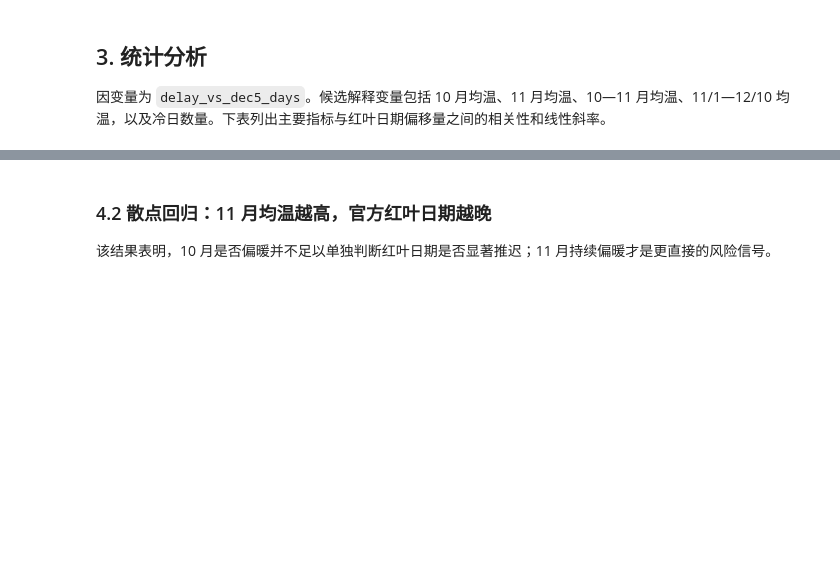
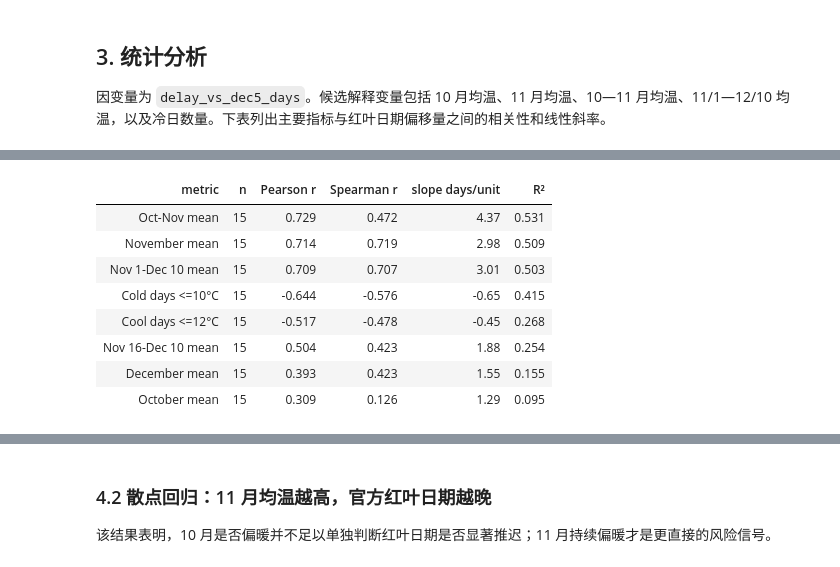
Before and after one commit to TzeHimSung/kyoto_autumn_research, a Jupyter notebook: kyoto_autumn_research_workflow.ipynb, the cells around one changed output, grey strips where cells are left out. Drawn from its saved outputs; the diff is of its cells as text; code cells hidden in the pictures; blank space fills up the shorter version.

```diff
--- a/kyoto_autumn_research_workflow.ipynb
+++ b/kyoto_autumn_research_workflow.ipynb
@@ -144,20 +176,3 @@ print(f"样例 2025-11-01: 平均 {sample_2025['t_mean_c']}°C, 最高 {sample_2
 ## 3. 统计分析
 
 因变量为 `delay_vs_dec5_days`。候选解释变量包括 10 月均温、11 月均温、10—11 月均温、11/1—12/10 均温，以及冷日数量。下表列出主要指标与红叶日期偏移量之间的相关性和线性斜率。
-# %%
-corr_labels = {
-    "oct_nov_mean_c": "10-11月均温",
-    "nov_mean_c": "11月均温",
-    "nov_dec10_mean_c": "11/1-12/10均温",
-    "nov_dec10_days_le_10c": "11/1-12/10 ≤10°C天数",
-    "dec_mean_c": "12月均温",
-    "oct_mean_c": "10月均温",
-}
-corr_by_metric = {r["metric"]: r for r in correlations}
-
-corr_rows = []
-for metric in ["oct_nov_mean_c", "nov_mean_c", "nov_dec10_mean_c", "nov_dec10_days_le_10c", "dec_mean_c", "oct_mean_c"]:
-    r = corr_by_metric[metric]
-    corr_rows.append([corr_labels[metric], r["n"], f"{float(r['pearson_r']):+.3f}", f"{float(r['slope_days_per_unit']):+.2f}", f"{float(r['r2']):.3f}"])
-
-print_table(corr_rows, ["metric", "n", "Pearson r", "slope days/unit", "R²"])
@@ -304,0 +179,62 @@ show_svg(make_delay_line_svg(summary))
+# %%
+metric_labels = {
+    "oct_nov_mean_c": "Oct-Nov mean",
+    "nov_mean_c": "November mean",
+    "nov_dec10_mean_c": "Nov 1-Dec 10 mean",
+    "nov16_dec10_mean_c": "Nov 16-Dec 10 mean",
+    "dec_mean_c": "December mean",
+    "oct_mean_c": "October mean",
+    "nov_dec10_days_le_10c": "Cold days <=10°C",
+    "nov_dec10_days_le_12c": "Cool days <=12°C",
+}
+metric_order = [
+    "oct_nov_mean_c",
+    "nov_mean_c",
+    "nov_dec10_mean_c",
+    "nov16_dec10_mean_c",
+    "nov_dec10_days_le_10c",
+    "nov_dec10_days_le_12c",
+    "dec_mean_c",
+    "oct_mean_c",
+]
+
+analysis_rows = []
+for metric in metric_order:
+    data = summary[[metric, "delay_vs_dec5_days"]].dropna()
+    x = data[metric].to_numpy(dtype=float)
+    y = data["delay_vs_dec5_days"].to_numpy(dtype=float)
+    slope, intercept = np.polyfit(x, y, deg=1)
+    y_hat = slope * x + intercept
+    ss_res = float(np.sum((y - y_hat) ** 2))
+    ss_tot = float(np.sum((y - y.mean()) ** 2))
+    analysis_rows.append({
+        "metric": metric,
+        "label": metric_labels[metric],
+        "n": int(len(data)),
+        "pearson_r": float(data[metric].corr(data["delay_vs_dec5_days"], method="pearson")),
+        "spearman_r": float(data[metric].rank().corr(data["delay_vs_dec5_days"].rank(), method="pearson")),
+        "slope_days_per_unit": float(slope),
+        "intercept_days": float(intercept),
+        "r2": 1 - ss_res / ss_tot,
+    })
+analysis = pd.DataFrame(analysis_rows).sort_values("pearson_r", key=lambda s: s.abs(), ascending=False)
+
+stored = stored_corr.set_index("metric")
+for _, row in analysis.iterrows():
+    metric = row["metric"]
+    assert np.isclose(row["pearson_r"], stored.loc[metric, "pearson_r"], atol=1e-6)
+    assert np.isclose(row["slope_days_per_unit"], stored.loc[metric, "slope_days_per_unit"], atol=1e-6)
+
+analysis_display = analysis[["label", "n", "pearson_r", "spearman_r", "slope_days_per_unit", "r2"]].copy()
+analysis_display.columns = ["metric", "n", "Pearson r", "Spearman r", "slope days/unit", "R²"]
+display(HTML(analysis_display.round({"Pearson r": 3, "Spearman r": 3, "slope days/unit": 2, "R²": 3}).to_html(index=False, border=0)))
+# %% [output]
+| metric | n | Pearson r | Spearman r | slope days/unit | R² |
+| Oct-Nov mean | 15 | 0.729 | 0.472 | 4.37 | 0.531 |
+| November mean | 15 | 0.714 | 0.719 | 2.98 | 0.509 |
+| Nov 1-Dec 10 mean | 15 | 0.709 | 0.707 | 3.01 | 0.503 |
+| Cold days <=10°C | 15 | -0.644 | -0.576 | -0.65 | 0.415 |
+| Cool days <=12°C | 15 | -0.517 | -0.478 | -0.45 | 0.268 |
+| Nov 16-Dec 10 mean | 15 | 0.504 | 0.423 | 1.88 | 0.254 |
+| December mean | 15 | 0.393 | 0.423 | 1.55 | 0.155 |
+| October mean | 15 | 0.309 | 0.126 | 1.29 | 0.095 |
```
Also changed, not shown: parts of 26 cells of this notebook, 3 other files.
